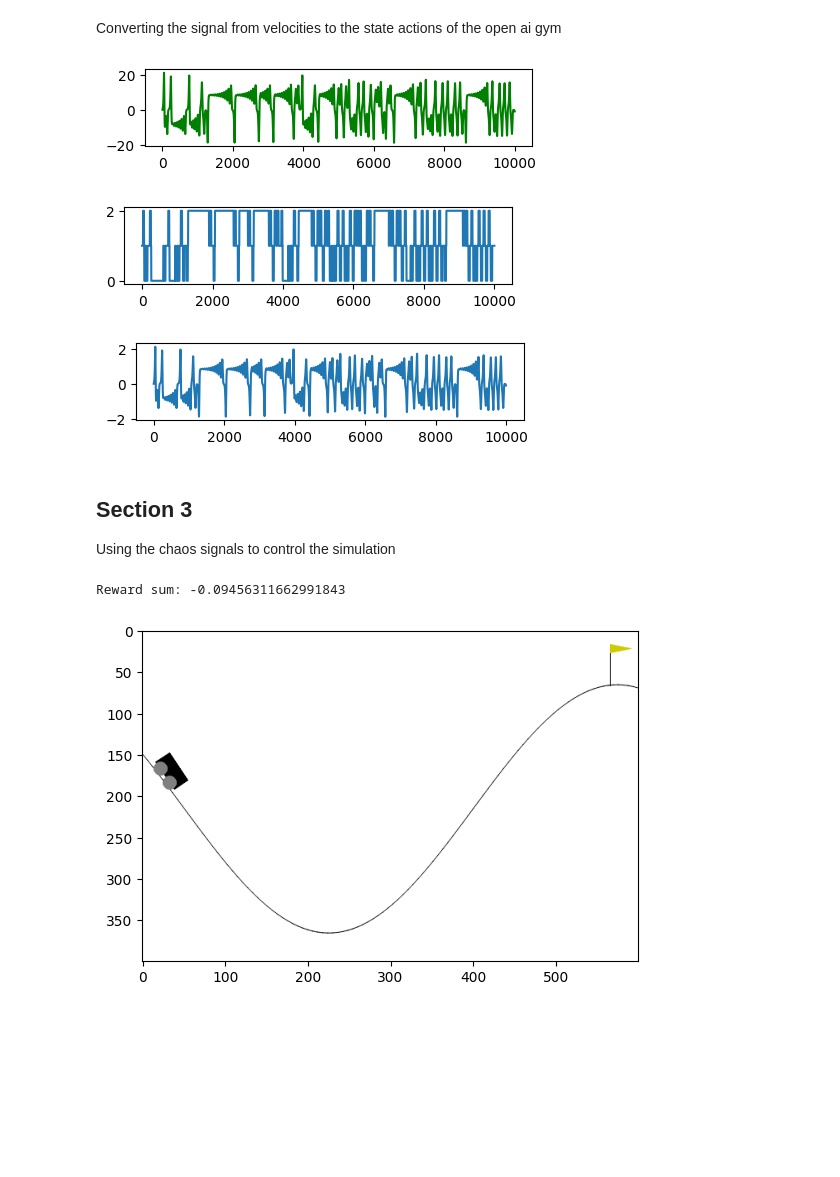
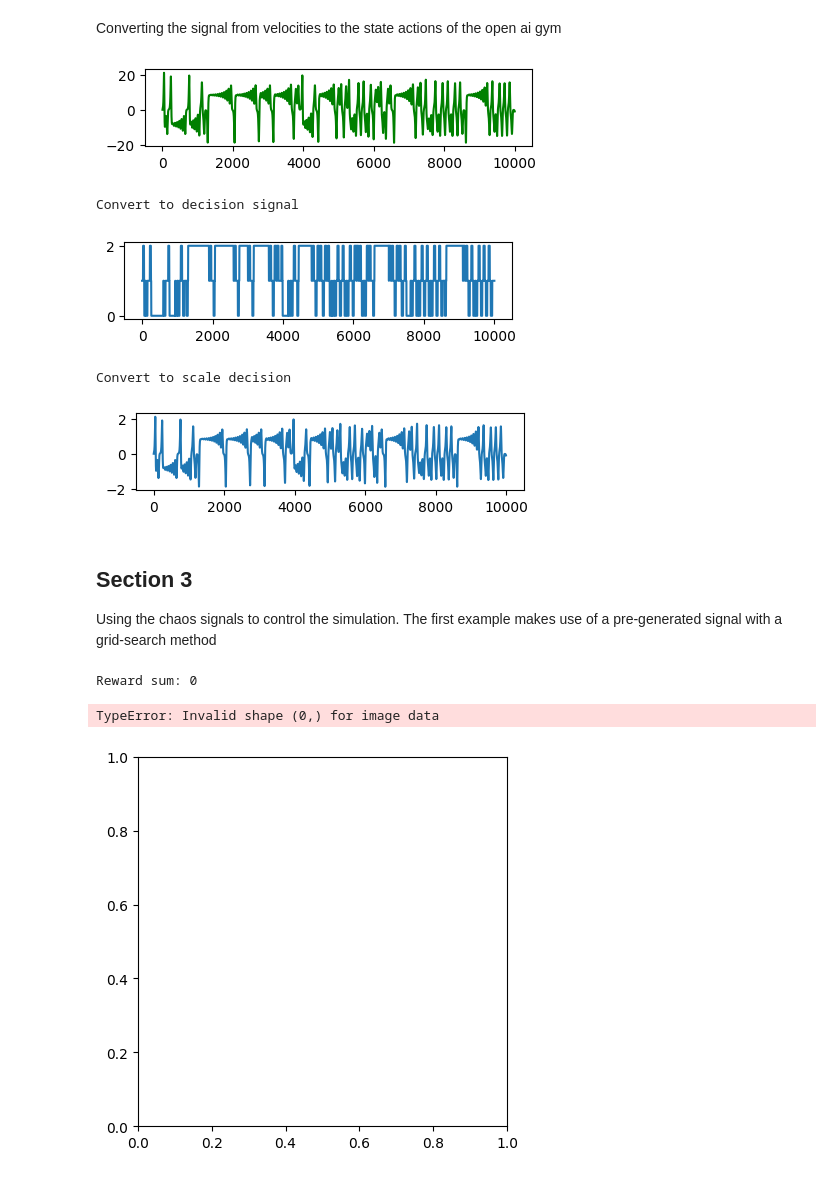
Before and after one commit to shepai/Chaos-Robotics, a Jupyter notebook: Simulation/OpenAIGym/open_ai_example.ipynb, the cells around one changed output. Saved outputs shown, nothing was run; the diff lists cells and outputs as text; code cells hidden in the pictures; blank space fills up the shorter version.

```diff
--- a/Simulation/OpenAIGym/open_ai_example.ipynb
+++ b/Simulation/OpenAIGym/open_ai_example.ipynb
@@ -126,7 +162,7 @@ plt.show()
 Plotting this as a 2D plot. By investigating the parameters, it is found that as $\rho < 1$ (0,0,0) is a unique state, but as $\rho > 1$ two steady states bifuricate from the source. This creating the values (for a 2D axis)
 $(\pm \sqrt{\beta (\rho - 1)},\pm \sqrt{\beta (\rho - 1)}) $
 # %%
-prandtl = 10
+prandtl = 100
 rho = 1.5
 beta = 8/3
 
@@ -204,14 +240,14 @@ def convert(signal,val=5):
     new=np.zeros(signal.shape)
     new[np.argwhere(signal<=(val*-1))]=0
     new[np.argwhere(signal>(val*-1))]=1
-    new[np.argwhere(signal>val)]=2
+    new[np.argwhere(signal>val)]=2 #set by threshold
     return new
 
 def convert_scale(signal,val=4):
     #make threshold with val and create a signal based off of the chaotic one
     ma=np.max(signal)
     mi=np.min(signal)
-    scaler=val/(ma+abs(mi))
+    scaler=val/(ma+abs(mi)) #reduce by scaler
     return signal*scaler
 xs,ys,zs=get_velocities(prandtl,rho,beta)
 
@@ -229,36 +265,42 @@ plt.plot(convert_scale(xs,val=4))
 plt.show()
 # %% [output]
 [figure]
+Convert to decision signal
 [figure]
+Convert to scale decision
 [figure]
 # %% [markdown]
 ## Section 3
 
-Using the chaos signals to control the simulation
+Using the chaos signals to control the simulation. The first example makes use of a pre-generated signal with a grid-search method
 # %%
 def fitness(observation): #get the fitness based on how far along the plane it is
     best=[0.6, 0.07]
     worst=[-1.2, -0.07]
     return ((observation[0]))/(best[0]+abs(worst[0]))#*0.5 + (abs(observaion[])/(best[1]+abs(worst[1])))*0.5
 
 prandtl = 10
 rho = 28
 beta = 8/3
 
 best=-100
 best_chaotic=None
 #loop through diffrent parameters
 for rho in range(28):
     for prandtl in range(0,100,5):
         xs,ys,zs=get_velocities(prandtl,rho,beta) #gather the generated velocities from the chaotic parameters
         geno=convert(xs,val=5) #get in correct format
         reward,obs=run_trial(geno,1000,show=False) #run a simulated trial
-        reward=fitness(obs)
+        reward=sum(obs)
         if reward>=best:
             best=reward
             best_chaotic=dc(geno) #deep copy the genotype
 print("Reward sum:",best)
-reward=run_trial(best_chaotic,100)
+#reward=run_trial(best_chaotic,100)
+im=visualise_best(best_chaotic,100)
+plt.imshow(im)
+plt.show()
 # %% [output]
-Reward sum: -0.09456311662991843
+Reward sum: 0
+TypeError: Invalid shape (0,) for image data
-[figure, old version]
+[figure, new version]
```
Also changed, not shown: parts of 2 cells of this notebook, 3 other files.
